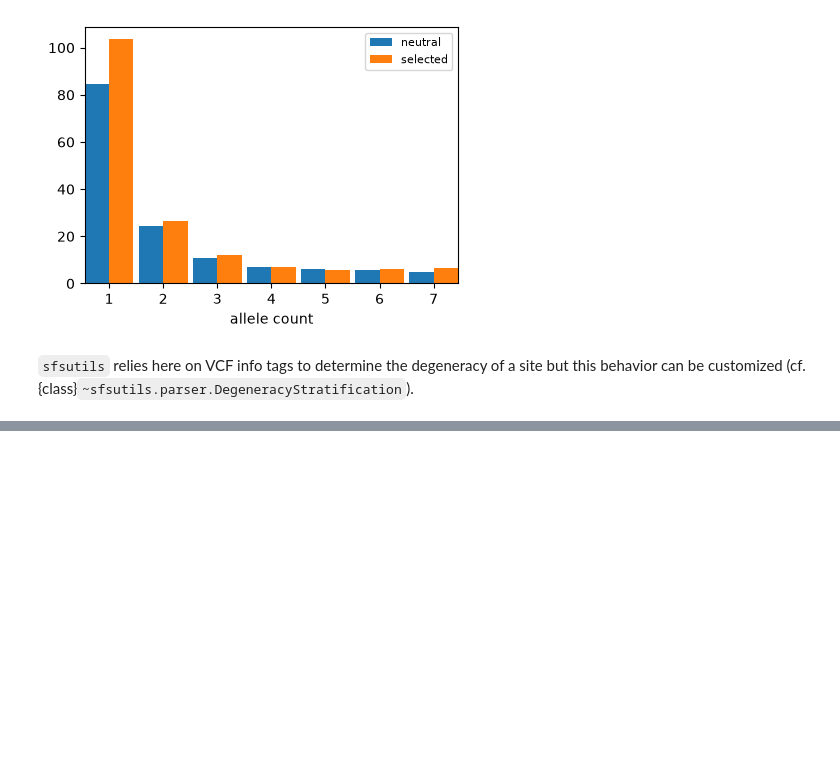
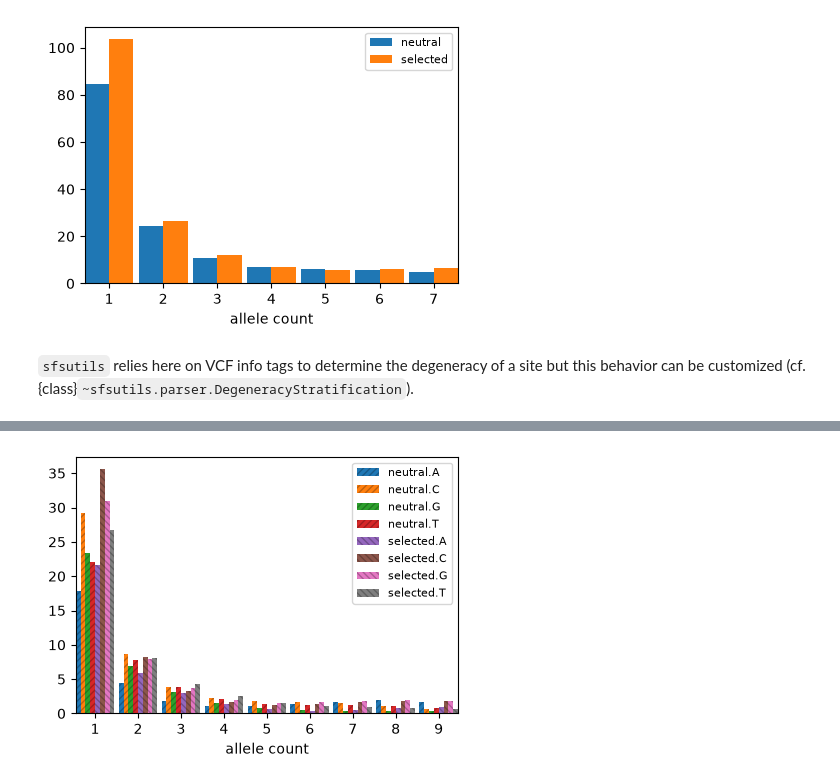
Before and after one commit to Sendrowski/SFSUtils, a Jupyter notebook: docs/reference/Python/parser.ipynb, the cells around one changed output, grey strips where cells are left out. Saved outputs shown, nothing was run; the diff lists cells and outputs as text; code cells hidden in the pictures; blank space fills up the shorter version.

```diff
--- a/docs/reference/Python/parser.ipynb
+++ b/docs/reference/Python/parser.ipynb
@@ -44,0 +48,18 @@ spectra.plot();
+# %%
+# instantiate parser
+p = su.Parser(
+    n=10,
+    source="resources/genome/betula/biallelic.polarized.subset.10000.vcf.gz",
+    fasta="resources/genome/betula/genome.subset.20.fasta",
+    gff="resources/genome/betula/genome.gff.gz",
+    annotations=[
+        su.DegeneracyAnnotation()
+    ],
+    stratifications=[
+        su.DegeneracyStratification(),
+        su.AncestralBaseStratification()
+    ]
+)
+
+# parse SFS
+spectra: su.Spectra = p.parse()
@@ -44,0 +78,5 @@ spectra.plot();
+# %%
+# visualize SFS
+spectra.plot();
+# %% [output]
+[figure, added]
```
Also changed, not shown: parts of 4 cells of this notebook, 32 other files.
